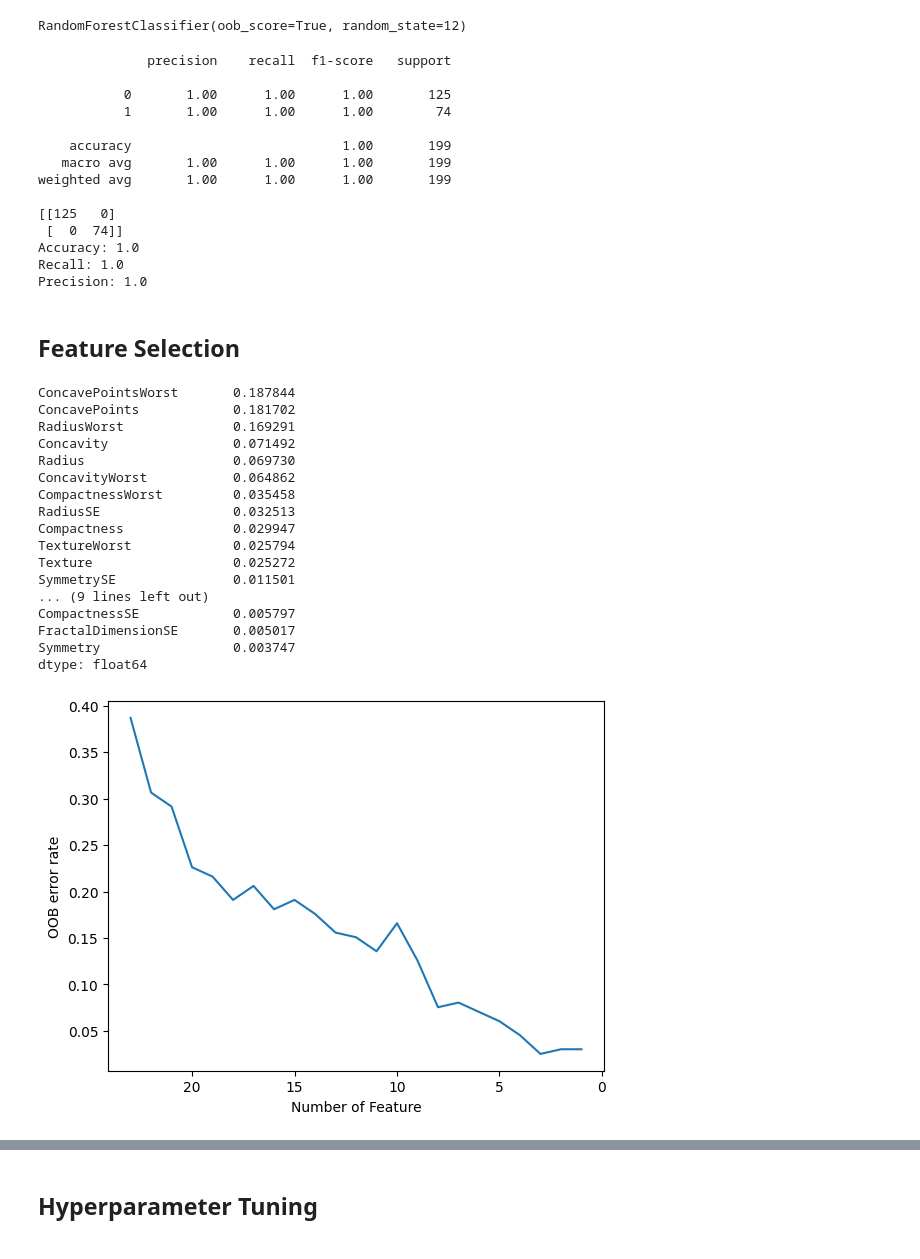
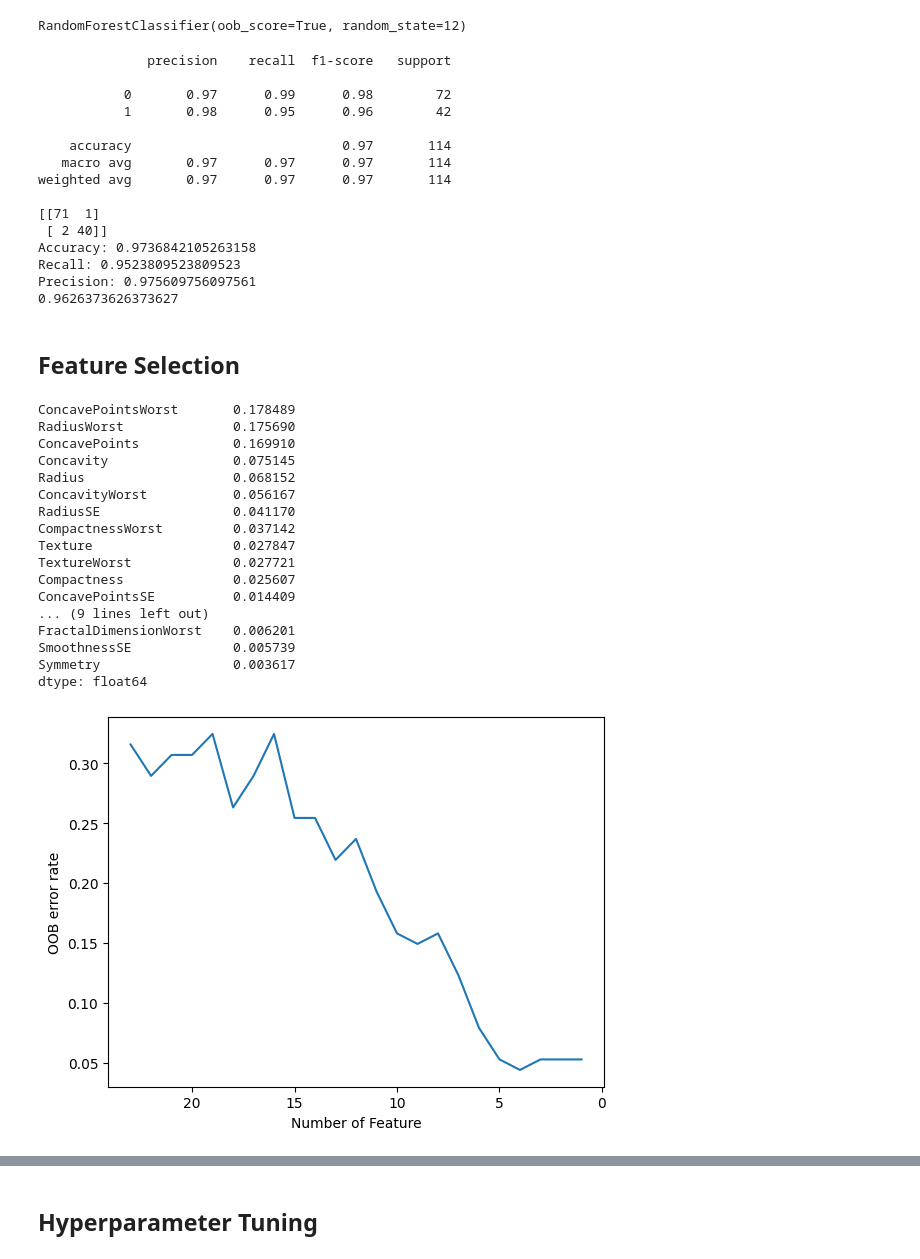
Before and after one commit to Berat03/ml_coursework, a Jupyter notebook: Random_Forest_2.ipynb, the cells around one changed output, grey strips where cells are left out. Cells and saved outputs as stored; diff of their text form; code cells hidden in the pictures.

```diff
--- a/Random_Forest_2.ipynb
+++ b/Random_Forest_2.ipynb
@@ -23,9 +23,9 @@ label = df["B/M"]
 feature = df.drop(not_data, axis = 1)
 data = pd.concat([label, feature], axis=1)
 # %%
-x_train, x_test, y_train, y_test = train_test_split(feature, label, test_size=0.3, stratify=label, random_state=3)
+x_train, x_test, y_train, y_test = train_test_split(feature, label, test_size=0.2, stratify=label, random_state=3) #0.4 -> 0.2
 
-x_test, x_val, y_test, y_val = train_test_split(x_train, y_train, test_size=0.5, stratify=y_train, random_state = 3)
+#x_test, x_val, y_test, y_val = train_test_split(x_train, y_train, test_size=0.5, stratify=y_train, random_state = 3)
 # %% [markdown]
 ## Initial Model
 # %%
@@ -41,23 +41,25 @@ def bench_marks(y_test, y_pred):
     print(f'Recall: {recall_score(y_test, y_pred)}')
     print(f'Precision: {precision_score(y_test, y_pred)}')
 
-y_pred = rfc_og.predict(x_val)
-bench_marks(y_val, y_pred)
+y_pred = rfc_og.predict(x_test)
+bench_marks(y_test, y_pred)
+print(rfc_og.oob_score_)
 # %% [output]
               precision    recall  f1-score   support
 
-           0       1.00      1.00      1.00       125
-           1       1.00      1.00      1.00        74
+           0       0.97      0.99      0.98        72
+           1       0.98      0.95      0.96        42
 
-    accuracy                           1.00       199
-   macro avg       1.00      1.00      1.00       199
-weighted avg       1.00      1.00      1.00       199
+    accuracy                           0.97       114
+   macro avg       0.97      0.97      0.97       114
+weighted avg       0.97      0.97      0.97       114
 
-[[125   0]
- [  0  74]]
-Accuracy: 1.0
-Recall: 1.0
-Precision: 1.0
+[[71  1]
+ [ 2 40]]
+Accuracy: 0.9736842105263158
+Recall: 0.9523809523809523
+Precision: 0.975609756097561
+0.9626373626373627
 # %% [markdown]
 ## Feature Selection
 # %%
@@ -65,48 +67,48 @@ feature_scores = pd.Series(rfc_og.feature_importances_, index=x_train.columns).s
 print(feature_scores)
 feature_scores = feature_scores.index.tolist() # For later use
 # %% [output]
-ConcavePointsWorst       0.187844
-ConcavePoints            0.181702
-RadiusWorst              0.169291
-Concavity                0.071492
-Radius                   0.069730
-ConcavityWorst           0.064862
-CompactnessWorst         0.035458
-RadiusSE                 0.032513
-Compactness              0.029947
-TextureWorst             0.025794
-Texture                  0.025272
-SymmetrySE               0.011501
+ConcavePointsWorst       0.178489
+RadiusWorst              0.175690
+ConcavePoints            0.169910
+Concavity                0.075145
+Radius                   0.068152
+ConcavityWorst           0.056167
+RadiusSE                 0.041170
+CompactnessWorst         0.037142
+Texture                  0.027847
+TextureWorst             0.027721
+Compactness              0.025607
+ConcavePointsSE          0.014409
 ... (9 lines left out)
-CompactnessSE            0.005797
-FractalDimensionSE       0.005017
-Symmetry                 0.003747
+FractalDimensionWorst    0.006201
+SmoothnessSE             0.005739
+Symmetry                 0.003617
 dtype: float64
 # %%
 idx = []
 error_rate = []
-tempx = x_val
+tempx = x_test
 f_rm = 0
 rfc_og = RandomForestClassifier(n_estimators=100, oob_score=True, bootstrap=True, random_state=3)
 
 for i in feature_scores:
-    rfc_og.fit(tempx, y_val)
+    rfc_og.fit(tempx, y_test)
     oob_error = 1 - rfc_og.oob_score_
     error_rate.append(oob_error)
 
     f_rm += 1
     idx.append(f_rm)
 
     tempx = tempx.drop(i, axis = 1)
     if len(tempx.columns) <= 1:
         break
 plt.plot(idx, error_rate)
 plt.xlabel("Number of Feature")
 plt.ylabel("OOB error rate")
 plt.gca().invert_xaxis()
 plt.show()
 # %% [output]
-[figure, old version]
+[figure, new version]
 # %%
 rfecv = RFECV(estimator=rfc_og, step=1, cv=5,scoring='accuracy')
 rfecv = rfecv.fit(x_train, y_train)
```
Also changed, not shown: parts of 7 cells of this notebook.
